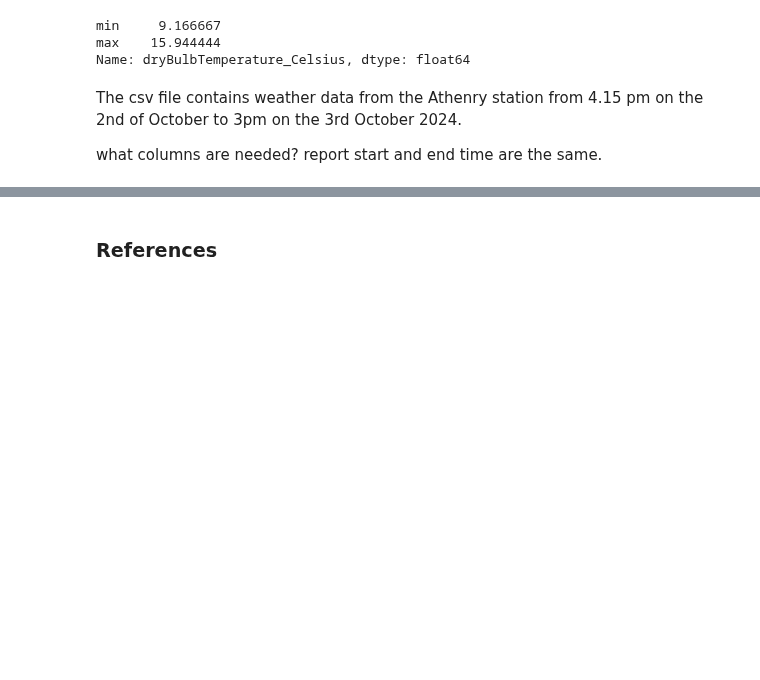
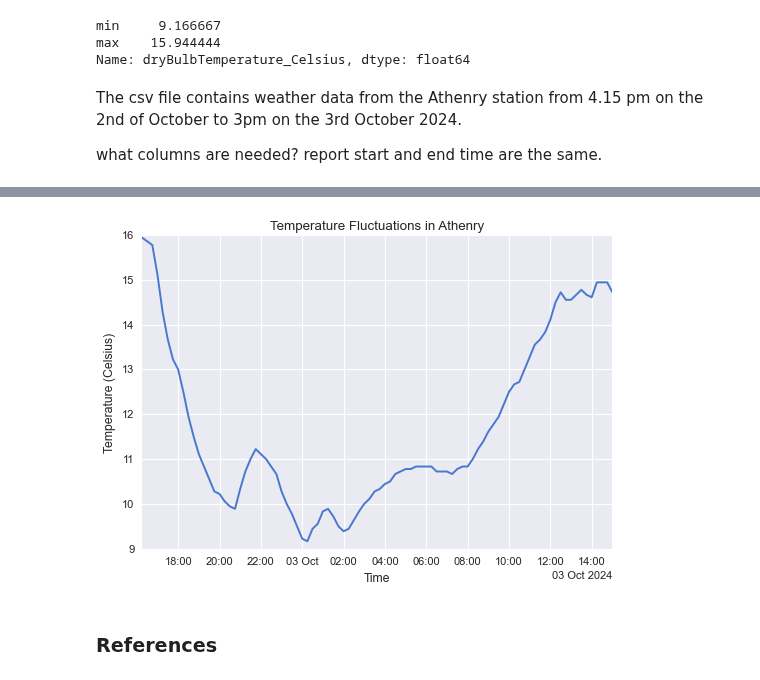
Before and after one commit to IreneKilgannon/PFDA, a Jupyter notebook: PFDA-assignments/assignment2-weather.ipynb, the cells around one changed output, grey strips where cells are left out. Saved outputs shown, nothing was run; the diff lists cells and outputs as text; code cells hidden in the pictures; blank space fills up the shorter version.

```diff
--- a/PFDA-assignments/assignment2-weather.ipynb
+++ b/PFDA-assignments/assignment2-weather.ipynb
@@ -81,3 +101,50 @@ plt.show()
+# %%
+# Alternative method using ConsiseDateFormatter and ConsiseDateLocator
+plt.style.use('seaborn-v0_8-muted')
+
+fig, ax = plt.subplots(figsize = (6,4))
+
+plt.plot(df.index, df['dryBulbTemperature_Celsius'])
+
+ax.set(xlabel='Time',
+       ylabel = 'Temperature (Celsius)',
+       title = 'Temperature Fluctuations in Athenry')
+
+formats = ['%y',          # ticks are mostly years
+           '%b',          # ticks are mostly months
+           '%d',          # ticks are mostly days
+           '%H',          # hrs
+           '%H:%M',       # min
+           '%S.%f', ]     # secs
+
+
+zero_formats = [''] + formats[:-1]
+
+# At 12am, format the time as date month
+zero_formats[3] = '%d %b'
+
+# Format the date on the right as:
+offset_formats = ['',
+                  '%Y',
+                  '%b %Y',
+                  '%d %b %Y',
+                  '%d %b %Y',
+                  '%d %b %Y %H:%M', ]
+
+ax.xaxis.set_major_formatter(mdates.ConciseDateFormatter(mdates.AutoDateLocator, offset_formats= offset_formats, zero_formats=zero_formats))
+
+ax.xaxis.set_major_locator(mdates.AutoDateLocator(interval_multiples=3))                 # make major ticks on new date
+
+#https://matplotlib.org/stable/gallery/ticks/date_concise_formatter.html
+
+#https://www.useful-python.com/en/matplotlib-datetime/#index_id7
+
+# https://www.oreilly.com/library/view/python-data-science/9781491912126/ch04.html
+
+
+plt.show()
+# %% [output]
+[figure, added]
 # %% [markdown]
 ### References
 # %% [markdown]
```
Also changed, not shown: parts of 2 cells of this notebook.
